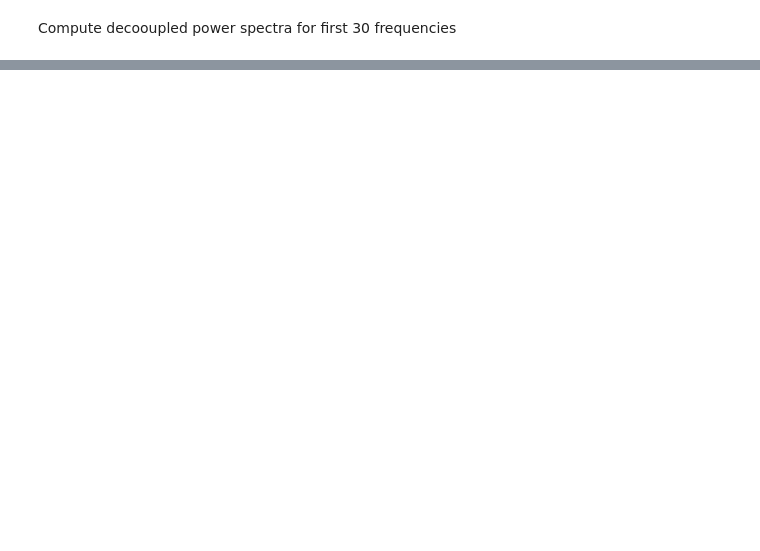
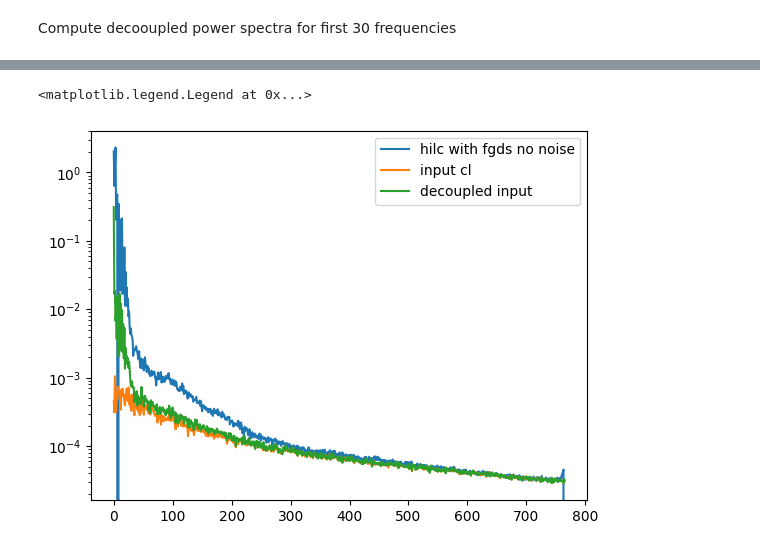
Before and after one commit to urwa99/MASS_Thesis, a Jupyter notebook: HI/HI_HILC.ipynb, the cells around one changed output, grey strips where cells are left out. Cells and saved outputs as stored; diff of their text form; code cells hidden in the pictures; blank space fills up the shorter version.

```diff
--- a/HI/HI_HILC.ipynb
+++ b/HI/HI_HILC.ipynb
@@ -254,0 +222,32 @@ hp.mollview((1-mask)*smoothed_maps[7], min=-5, max=9)
+# %%
+def apply_HILC(map_in:np.ndarray, nside, n_freqs)->np.ndarray:
+
+    """
+    Applies the HILC algorithim to input maps
+
+    Parameters:
+        map_in (np.ndarray): input maps
+
+    Returns:
+        clean_maps (np.ndarray): _description_
+    """
+    npix= hp.nside2npix(nside)
+
+    alm_size=hp.Alm.getsize(lmax-2)
+
+
+    # Generate and plot the mask
+    mask = cosine_smoothed_mask(nside)
+    mask= (mask*(-1))+1
+    cl_dec=compute_master(map_in, mask,False, nside, lmax, n_freqs)
+    _, weights = compute_weights(n_freqs, lmax-2, cl_dec)
+    masked_maps, alm_masked= mask_maps(map_in, mask, alm_size,lmax-2, n_freqs, npix)
+    # _, noisy_alms=add_noise(masked_maps, noise, nfreqs, lmax, alm_size)
+    alm_ilc=compute_alm_ilc(alm_masked, alm_size, weights, lmax)
+    clean_maps = hp.alm2map(alm_ilc, nside, lmax=lmax-2, mmax=None)
+    clean_maps=np.tile(clean_maps, (1, n_freqs))
+    clean_maps = clean_maps.reshape(n_freqs, npix)
+    print("Cleaned Maps")
+    return clean_maps
+# %%
+dec_in= compute_master(smoothed_maps, mask, False, nside, lmax, nfreqs)
@@ -254,0 +264,3 @@ hp.mollview((1-mask)*smoothed_maps[7], min=-5, max=9)
+# %%
+cleanmaps=apply_HILC(smoothed_maps[:nfreqs], nside,nfreqs)
+hilc= compute_master(cleanmaps, mask, True, nside, lmax, nfreqs)
@@ -254,0 +274,9 @@ hp.mollview((1-mask)*smoothed_maps[7], min=-5, max=9)
+# %%
+plt.plot(hilc[:,0,0]*nfreqs, label="hilc with fgds no noise")
+plt.plot(input[2:], label="input cl")
+plt.plot(dec_in[:,0,0], label="decoupled input")
+plt.yscale("log")
+plt.legend()
+# %% [output]
+<matplotlib.legend.Legend at 0x...>
+[figure, added]
```
Also changed, not shown: parts of 23 cells of this notebook.
